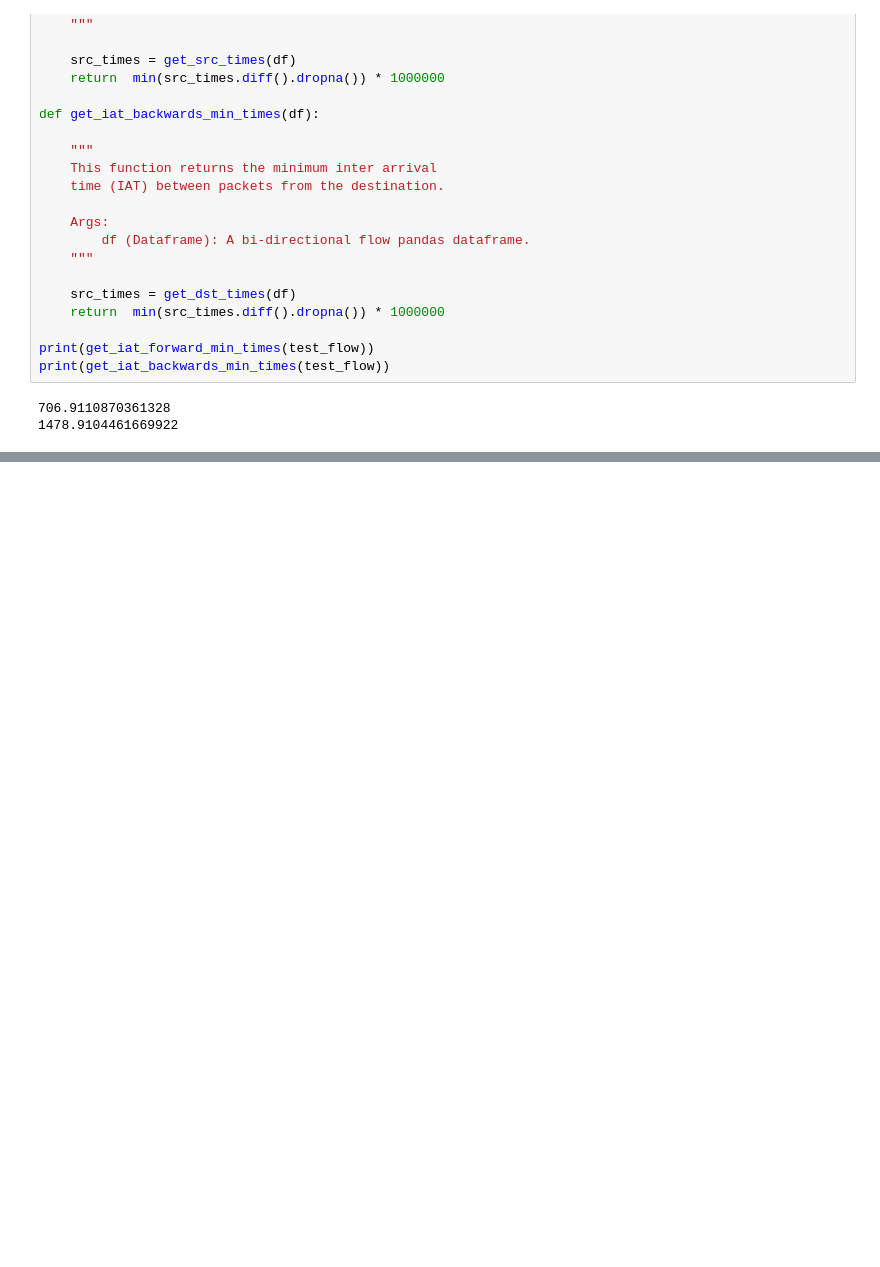
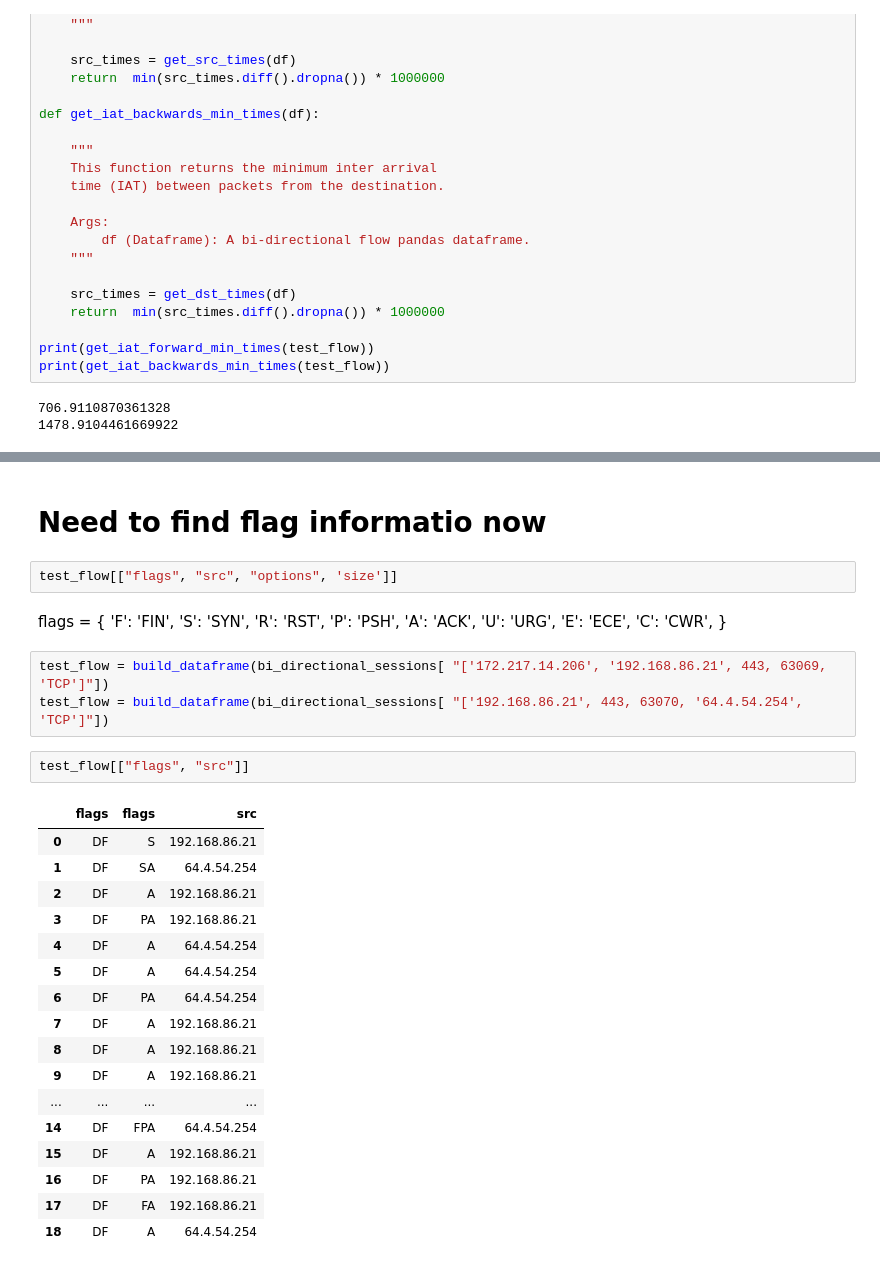
Before and after one commit to alekzandr/hunter, a Jupyter notebook: Scapy To Pandas Feature Engineering.ipynb, the cells around one changed output, grey strips where cells are left out. Saved outputs shown, nothing was run; the diff lists cells and outputs as text; blank space fills up the shorter version.

Commit message:
Added experimental code for sorting flags

```diff
--- a/Scapy To Pandas Feature Engineering.ipynb
+++ b/Scapy To Pandas Feature Engineering.ipynb
@@ -655,0 +760,38 @@ print(get_iat_backwards_min_times(test_flow))
+# %% [markdown]
+# Need to find flag informatio now
+# %%
+test_flow[["flags", "src", "options", 'size']]
+# %% [markdown]
+flags = {
+    'F': 'FIN',
+    'S': 'SYN',
+    'R': 'RST',
+    'P': 'PSH',
+    'A': 'ACK',
+    'U': 'URG',
+    'E': 'ECE',
+    'C': 'CWR',
+}
+# %%
+test_flow = build_dataframe(bi_directional_sessions[ "['172.217.14.206', '192.168.86.21', 443, 63069, 'TCP']"])
+test_flow = build_dataframe(bi_directional_sessions[ "['192.168.86.21', 443, 63070, '64.4.54.254', 'TCP']"])
+# %%
+test_flow[["flags", "src"]]
+# %% [output]
+|  | flags | flags | src |
+| 0 | DF | S | 192.168.86.21 |
+| 1 | DF | SA | 64.4.54.254 |
+| 2 | DF | A | 192.168.86.21 |
+| 3 | DF | PA | 192.168.86.21 |
+| 4 | DF | A | 64.4.54.254 |
+| 5 | DF | A | 64.4.54.254 |
+| 6 | DF | PA | 64.4.54.254 |
+| 7 | DF | A | 192.168.86.21 |
+| 8 | DF | A | 192.168.86.21 |
+| 9 | DF | A | 192.168.86.21 |
+| ... | ... | ... | ... |
+| 14 | DF | FPA | 64.4.54.254 |
+| 15 | DF | A | 192.168.86.21 |
+| 16 | DF | PA | 192.168.86.21 |
+| 17 | DF | FA | 192.168.86.21 |
+| 18 | DF | A | 64.4.54.254 |
```
Also changed, not shown: parts of 8 cells of this notebook.
